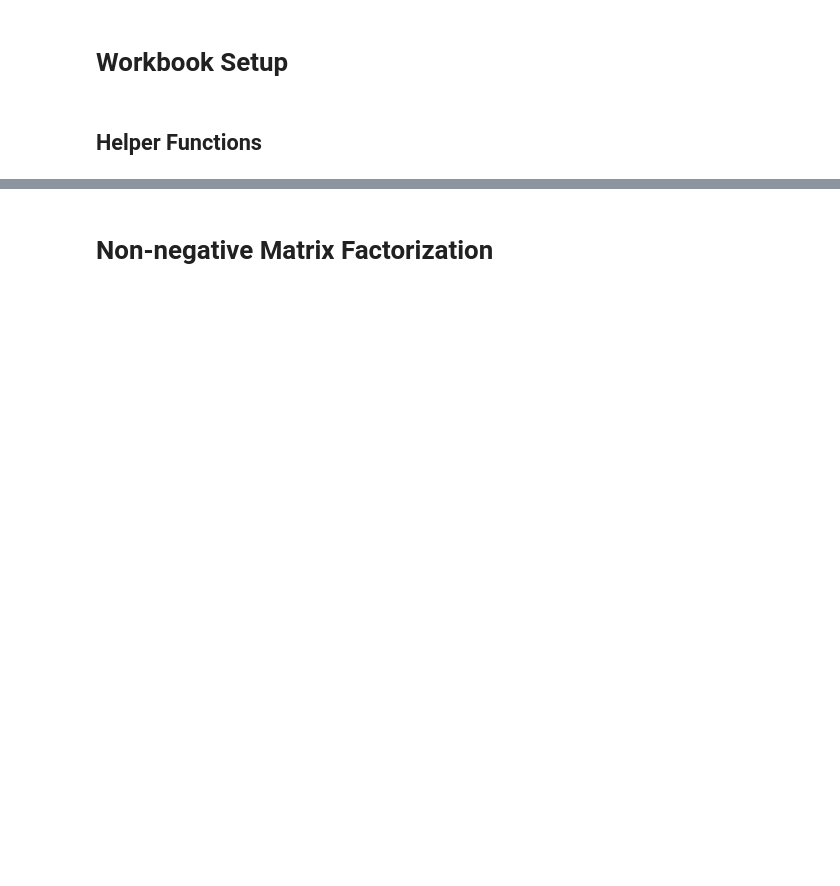
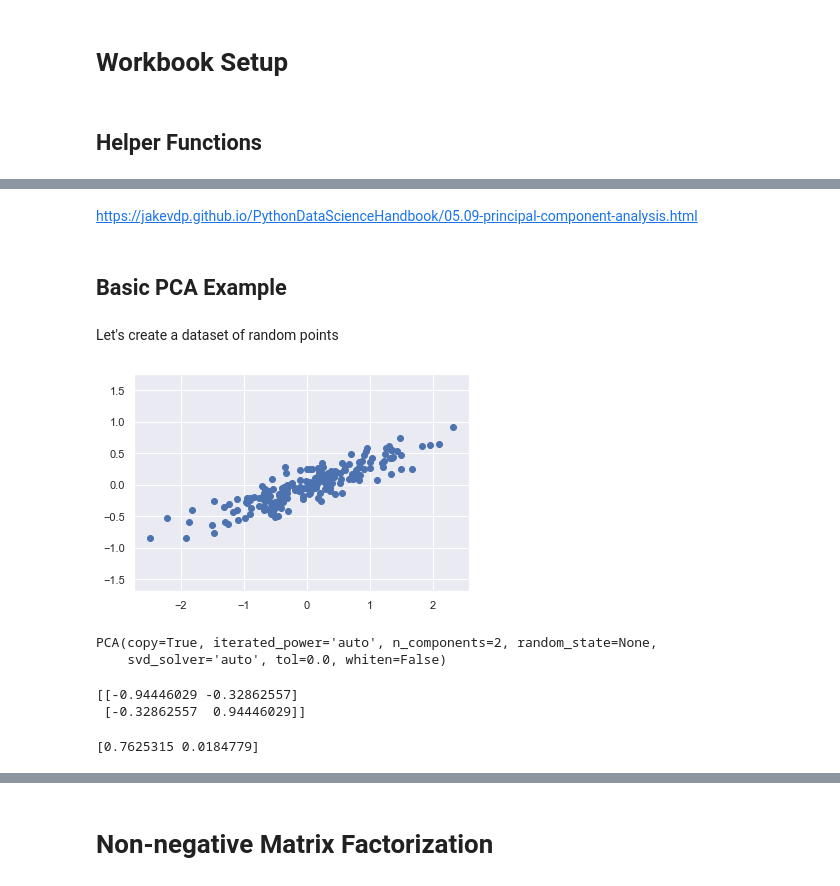
Before and after one commit to fuzzy-tribble/data_science_foundations, a Jupyter notebook: linear_algebra_algorithms.ipynb, the cells around one changed output, grey strips where cells are left out. Saved outputs shown, nothing was run; the diff lists cells and outputs as text; code cells hidden in the pictures; blank space fills up the shorter version.

```diff
--- a/linear_algebra_algorithms.ipynb
+++ b/linear_algebra_algorithms.ipynb
@@ -43,0 +60,6 @@ from IPython.display import YouTubeVideo
+# %% [markdown]
+https://jakevdp.github.io/PythonDataScienceHandbook/05.09-principal-component-analysis.html
+# %% [markdown]
+## Basic PCA Example
+# %% [markdown]
+Let's create a dataset of random points
@@ -43,0 +68,23 @@ from IPython.display import YouTubeVideo
+# %%
+# create 200 points
+rng = np.random.RandomState(1)
+X = np.dot(rng.rand(2, 2), rng.randn(2, 200)).T
+plt.scatter(X[:, 0], X[:, 1])
+plt.axis('equal');
+# %% [output]
+[figure, added]
+# %%
+pca = PCA(n_components=2)
+pca.fit(X)
+# %% [output]
+PCA(copy=True, iterated_power='auto', n_components=2, random_state=None,
+    svd_solver='auto', tol=0.0, whiten=False)
+# %%
+print(pca.components_)
+# %% [output]
+[[-0.94446029 -0.32862557]
+ [-0.32862557  0.94446029]]
+# %%
+print(pca.explained_variance_)
+# %% [output]
+[0.7625315 0.0184779]
```
Also changed, not shown: parts of 16 cells of this notebook, 2 other files.
